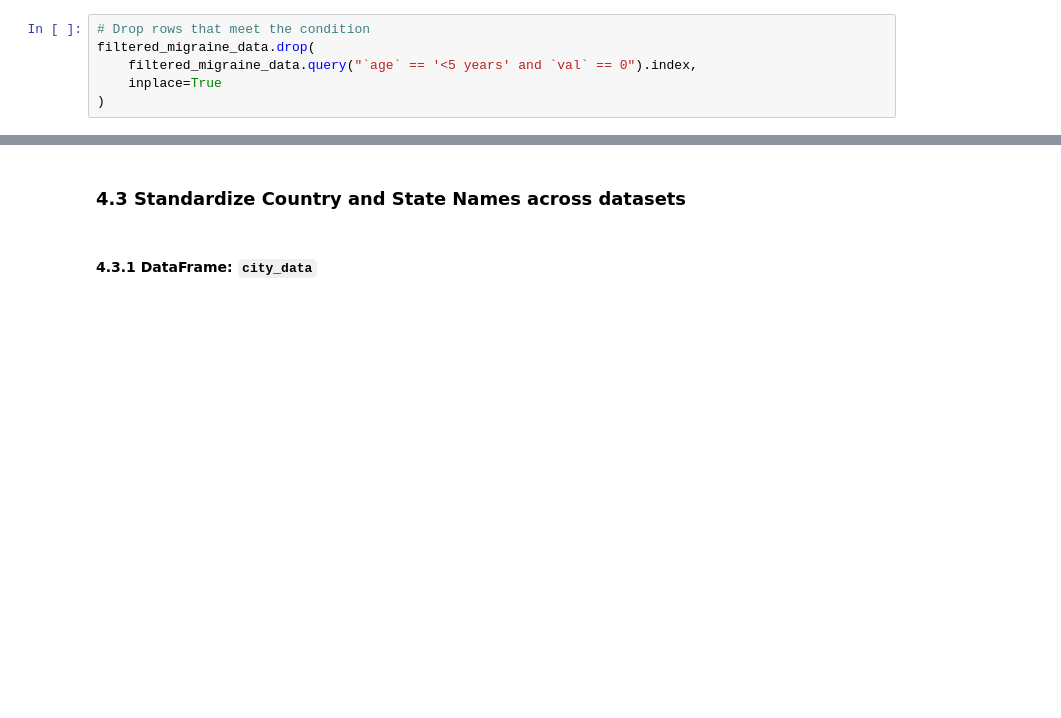
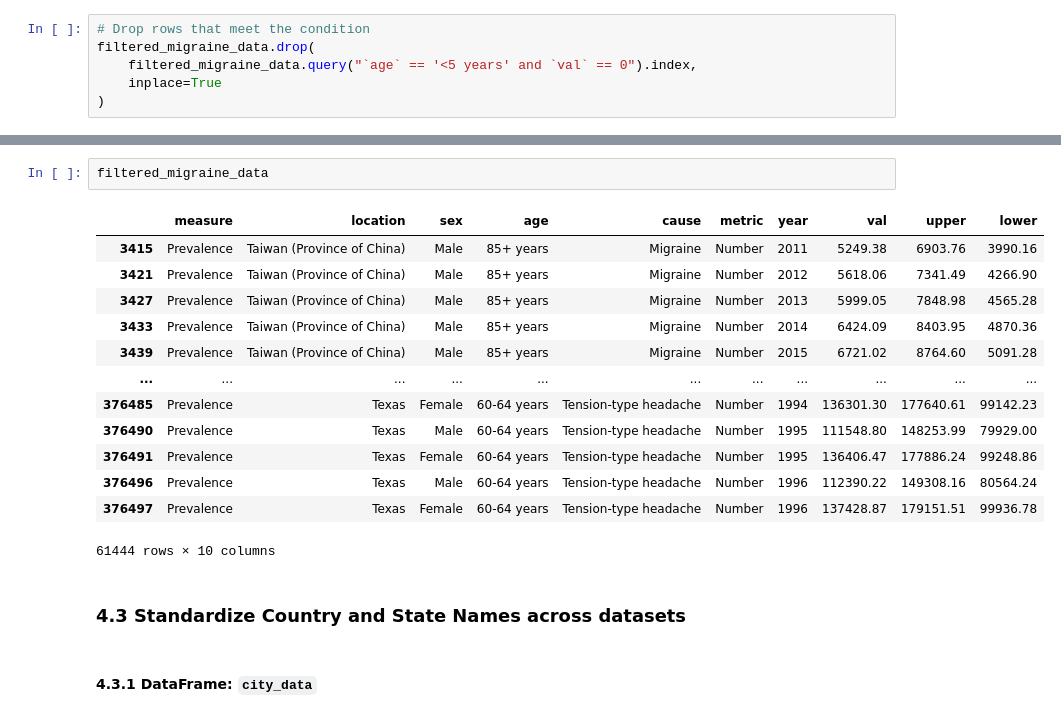
Before and after one commit to christinedbaxter/analyticsCapstone, a Jupyter notebook: notebooks/02_data_preprocessing.ipynb, the cells around one changed output, grey strips where cells are left out. Cells and saved outputs as stored; diff of their text form; blank space fills up the shorter version.

```diff
--- a/notebooks/02_data_preprocessing.ipynb
+++ b/notebooks/02_data_preprocessing.ipynb
@@ -213,3 +425,19 @@ filtered_migraine_data.shape
+# %%
+filtered_migraine_data
+# %% [output]
+|  | measure | location | sex | age | cause | metric | year | val | upper | lower |
+| 3415 | Prevalence | Taiwan (Province of China) | Male | 85+ years | Migraine | Number | 2011 | 5249.38 | 6903.76 | 3990.16 |
+| 3421 | Prevalence | Taiwan (Province of China) | Male | 85+ years | Migraine | Number | 2012 | 5618.06 | 7341.49 | 4266.90 |
+| 3427 | Prevalence | Taiwan (Province of China) | Male | 85+ years | Migraine | Number | 2013 | 5999.05 | 7848.98 | 4565.28 |
+| 3433 | Prevalence | Taiwan (Province of China) | Male | 85+ years | Migraine | Number | 2014 | 6424.09 | 8403.95 | 4870.36 |
+| 3439 | Prevalence | Taiwan (Province of China) | Male | 85+ years | Migraine | Number | 2015 | 6721.02 | 8764.60 | 5091.28 |
+| ... | ... | ... | ... | ... | ... | ... | ... | ... | ... | ... |
+| 376485 | Prevalence | Texas | Female | 60-64 years | Tension-type headache | Number | 1994 | 136301.30 | 177640.61 | 99142.23 |
+| 376490 | Prevalence | Texas | Male | 60-64 years | Tension-type headache | Number | 1995 | 111548.80 | 148253.99 | 79929.00 |
+| 376491 | Prevalence | Texas | Female | 60-64 years | Tension-type headache | Number | 1995 | 136406.47 | 177886.24 | 99248.86 |
+| 376496 | Prevalence | Texas | Male | 60-64 years | Tension-type headache | Number | 1996 | 112390.22 | 149308.16 | 80564.24 |
+| 376497 | Prevalence | Texas | Female | 60-64 years | Tension-type headache | Number | 1996 | 137428.87 | 179151.51 | 99936.78 |
+61444 rows × 10 columns
 # %% [markdown]
 ### 4.3 Standardize Country and State Names across datasets
 # %% [markdown]
```
Also changed, not shown: parts of 80 cells of this notebook, 1 other file.
